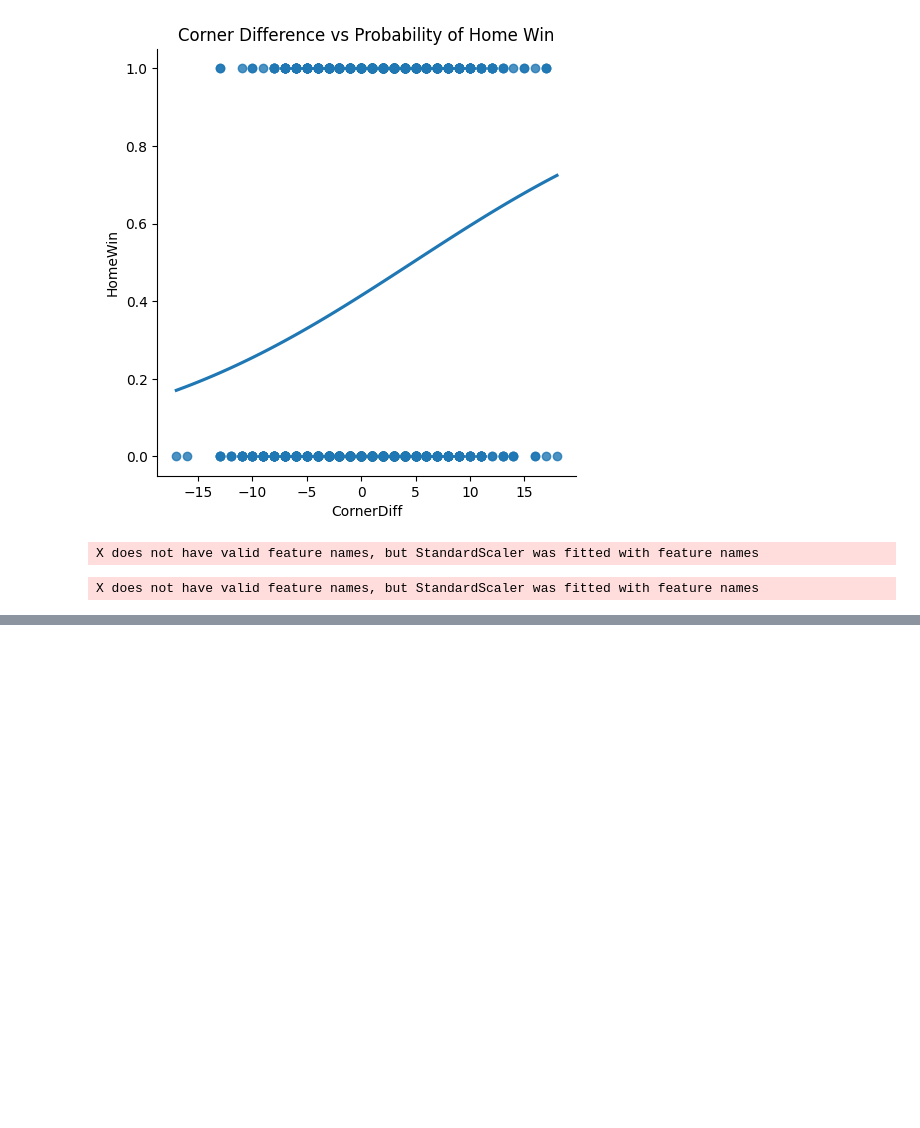
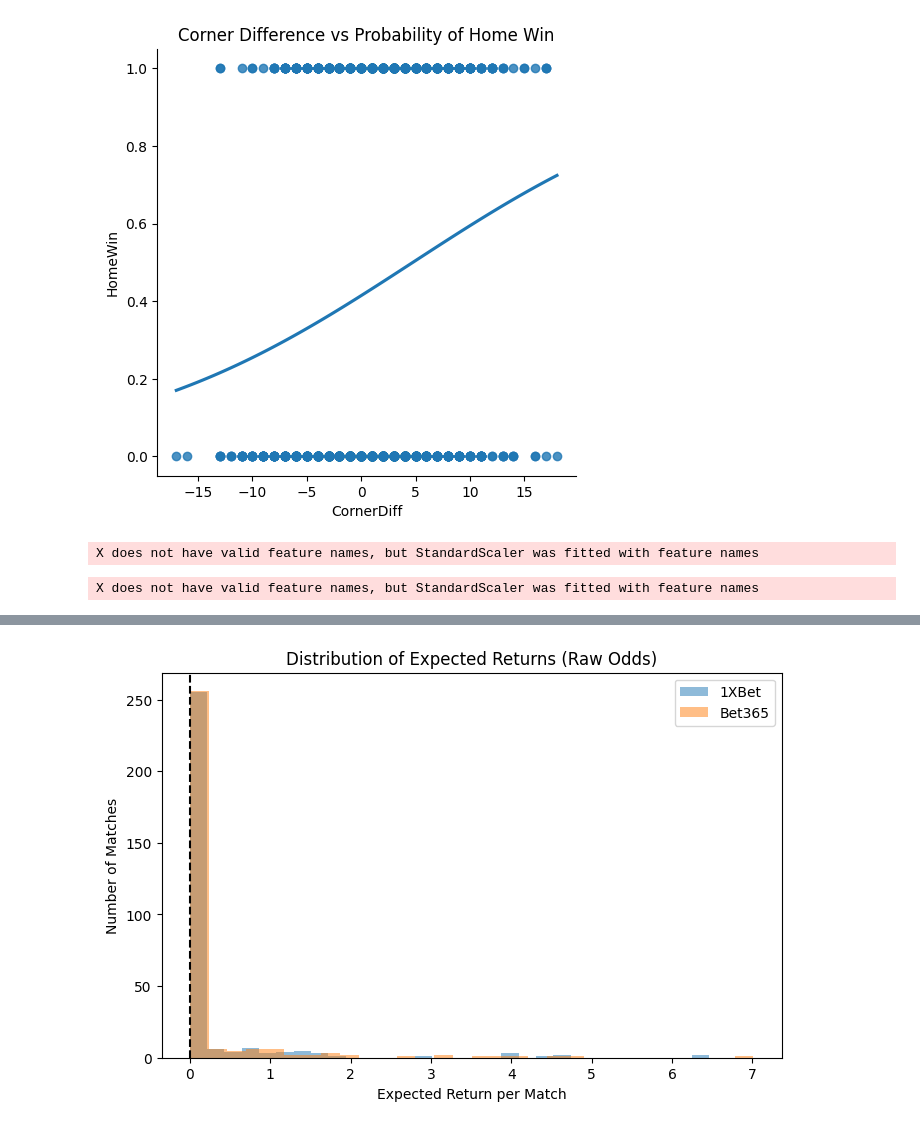
Before and after one commit to SimonteBiesebeek/FinalProject, a Jupyter notebook: JupyterFinalProject.ipynb, the cells around one changed output, grey strips where cells are left out. Saved outputs shown, nothing was run; the diff lists cells and outputs as text; code cells hidden in the pictures; blank space fills up the shorter version.

Commit message:
initial betting idea

```diff
--- a/JupyterFinalProject.ipynb
+++ b/JupyterFinalProject.ipynb
@@ -1187,0 +1230,3 @@ fig.show()
+# %%
+merged = merged.merge(avg_homepoints.rename('AvgHomePoints'), left_on='HomeTeam', right_index=True)
+merged = merged.merge(avg_awaypoints.rename('AvgAwayPoints'), left_on='AwayTeam', right_index=True)
@@ -1187,0 +1518,5 @@ fig.show()
+# %%
+# Example: home win value according to 1XBet
+merged['Value_Home_1XBet'] = merged['HomeProb'] * merged['1XBH'] - 1
+merged['Value_Away_1XBet'] = merged['AwayProb'] * merged['1XBA'] - 1
+merged['Value_Draw_1XBet'] = merged['draw_prob'] * merged['1XBD'] - 1
@@ -1187,0 +1539,2 @@ fig.show()
+# %%
+merged_betting = merged.dropna(subset=['1XBH', 'B365H']).copy()
@@ -1187,0 +1579,36 @@ fig.show()
+# %%
+def expected_return(row, bookmaker):
+    if bookmaker == '1XBet':
+        odds_map = {
+            'H': row['1XBH'],
+            'D': row['1XBD'],
+            'A': row['1XBA']
+        }
+    elif bookmaker == 'B365':
+        odds_map = {
+            'H': row['B365H'],
+            'D': row['B365D'],
+            'A': row['B365A']
+        }
+    model_map = {
+        'H': row['HomeProb'],
+        'D': row['draw_prob'],
+        'A': row['AwayProb']
+    }
+    returns = [model_map[outcome]*odds_map[outcome]-1 for outcome in row['BetSignal']]
+    return max(returns) if returns else 0
+
+merged_betting['ExpReturn_1XBet'] = merged_betting.apply(lambda x: expected_return(x, '1XBet'), axis=1)
+merged_betting['ExpReturn_B365'] = merged_betting.apply(lambda x: expected_return(x, 'B365'), axis=1)
+# %%
+plt.figure(figsize=(8,5))
+plt.hist(merged_betting['ExpReturn_1XBet'], bins=30, alpha=0.5, label='1XBet')
+plt.hist(merged_betting['ExpReturn_B365'], bins=30, alpha=0.5, label='Bet365')
+plt.axvline(0, color='black', linestyle='--')
+plt.xlabel('Expected Return per Match')
+plt.ylabel('Number of Matches')
+plt.title('Distribution of Expected Returns (Raw Odds)')
+plt.legend()
+plt.show()
+# %% [output]
+[figure, added]
```
Also changed, not shown: parts of 25 cells of this notebook, 1 other file.
